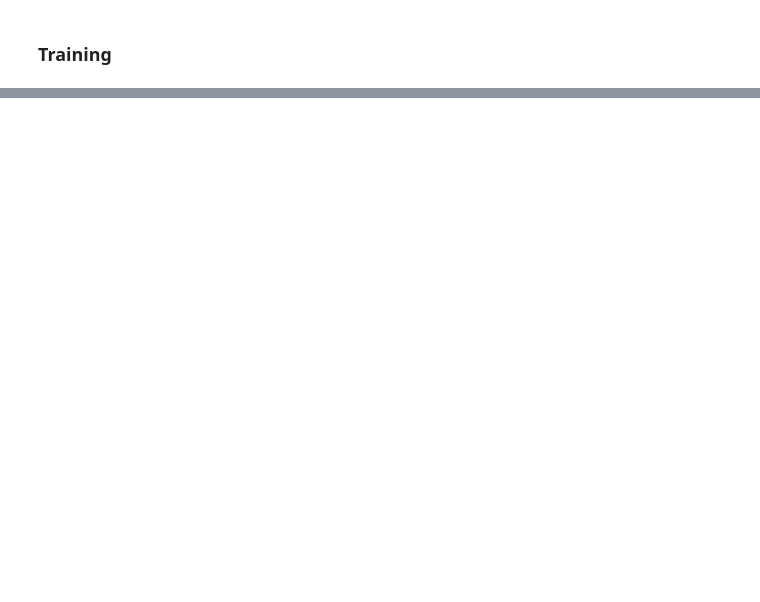
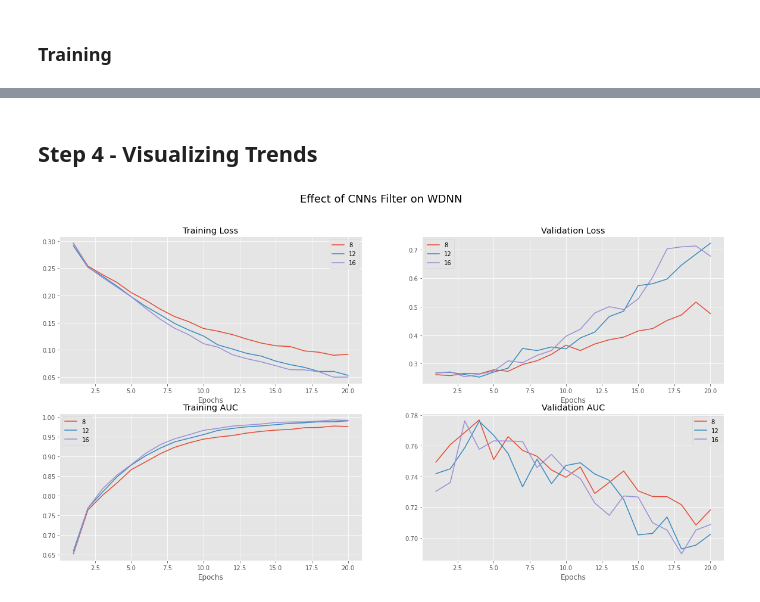
Before and after one commit to SMS-NED16/FYP-DL, a Jupyter notebook: fyp-assignments/08_WDNN_Model/01_WDNN_Tuning.ipynb, the cells around one changed output, grey strips where cells are left out. Drawn from its saved outputs; the diff is of its cells as text; code cells hidden in the pictures; blank space fills up the shorter version.

Commit message:
Add complete worked example for WDNN tuning

```diff
--- a/fyp-assignments/08_WDNN_Model/01_WDNN_Tuning.ipynb
+++ b/fyp-assignments/08_WDNN_Model/01_WDNN_Tuning.ipynb
@@ -29,3 +178,8 @@ from tensorflow import keras
+# %%
+def load_training_history(file_name):
+  """Loads a dictionary of history dictionaries from file"""
+  with open(file_name, 'rb') as pkl_file:
+      return pickle.load(pkl_file)
 # %% [markdown]
 # Loading Data
 # %%
@@ -590,0 +749,3 @@ for (i, model) in enumerate(cnn_filter_models):
+# %%
+# Possible to load the individual dictionaries
+my_loaded_histories = load_training_history('cnn_filters_history.pickle')
@@ -590,0 +763,10 @@ for (i, model) in enumerate(cnn_filter_models):
+# %% [markdown]
+## Step 4 - Visualizing Trends
+# %%
+# BAD WORKAROUND: Save to disk, then load from disk, then unpack keys and values from resulting dictionary
+history_list, history_labels = my_loaded_histories.values(), my_loaded_histories.keys()
+# %%
+# Call `plot_training_trends` with these keys and values as `history_labels` and `history_list`
+plot_training_trends(history_list, history_labels, suptitle='Effect of CNNs Filter on WDNN')
+# %% [output]
+[figure, added]
```
Also changed, not shown: parts of 24 cells of this notebook.
